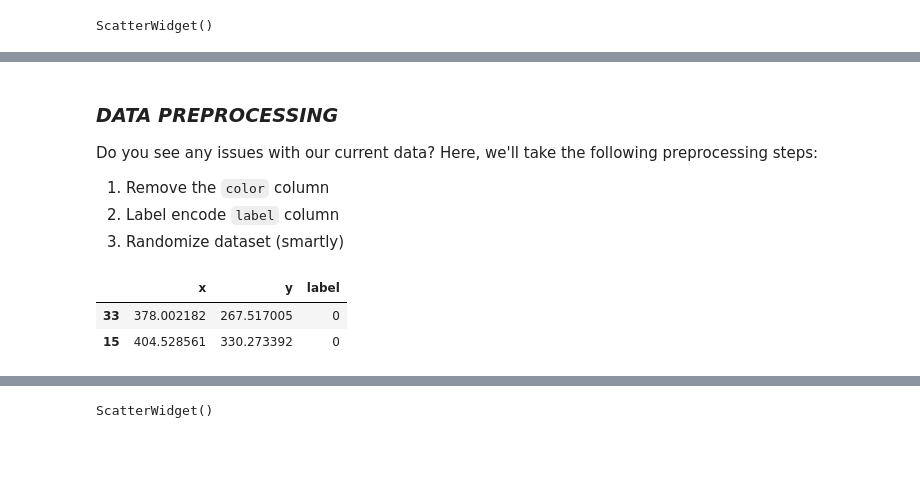
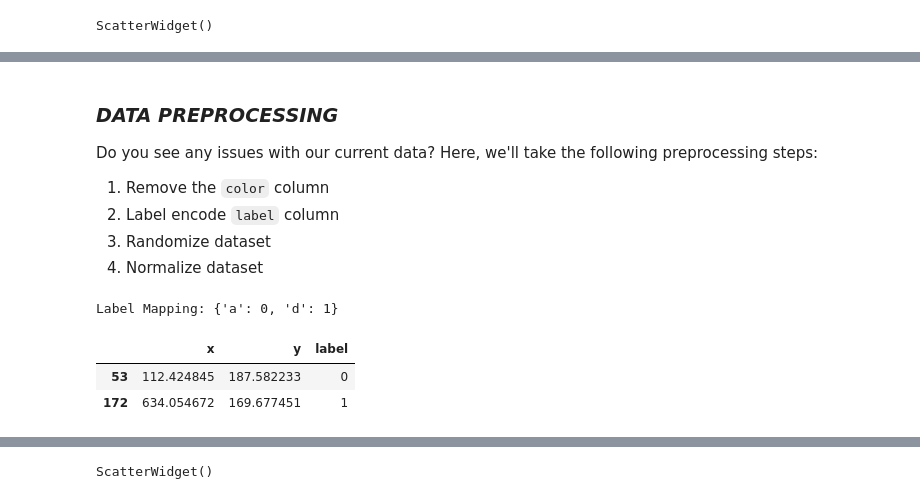
Before and after one commit to AdamPSU/NDL, a Jupyter notebook: nn.ipynb, the cells around one changed output, grey strips where cells are left out. Saved outputs shown, nothing was run; the diff lists cells and outputs as text; code cells hidden in the pictures; blank space fills up the shorter version.

```diff
--- a/nn.ipynb
+++ b/nn.ipynb
@@ -31,19 +31,25 @@ Do you see any issues with our current data? Here, we'll take the following prep
 
 1. Remove the `color` column
 2. Label encode `label` column
-3. Randomize dataset (smartly)
+3. Randomize dataset
+4. Normalize dataset
 # %%
-label_map = {"a": 0, "b": 1, "c": 2, "d": 3}
+unique_labels = sorted(data['label'].unique()) # Extract unique labels and sort them
+label_map = {label: idx for idx, label in enumerate(unique_labels)} # Map each unique label to an integer
+
+# Apply mapping to the dataset
 data['label'] = data['label'].map(label_map)
 
-data = data.sample(frac=1)
-data = data.drop('color', axis=1)
+# Shuffle data and prepare features/labels
+data = data.sample(frac=1).drop('color', axis=1)
 
 X = data[['x', 'y']].to_numpy()
 y = data[['label']].to_numpy()
 
+print("Label Mapping:", label_map)
 data.head(2)
 # %% [output]
+Label Mapping: {'a': 0, 'd': 1}
 |  | x | y | label |
-| 33 | 378.002182 | 267.517005 | 0 |
-| 15 | 404.528561 | 330.273392 | 0 |
+| 53 | 112.424845 | 187.582233 | 0 |
+| 172 | 634.054672 | 169.677451 | 1 |
```
Also changed, not shown: parts of 26 cells of this notebook.
